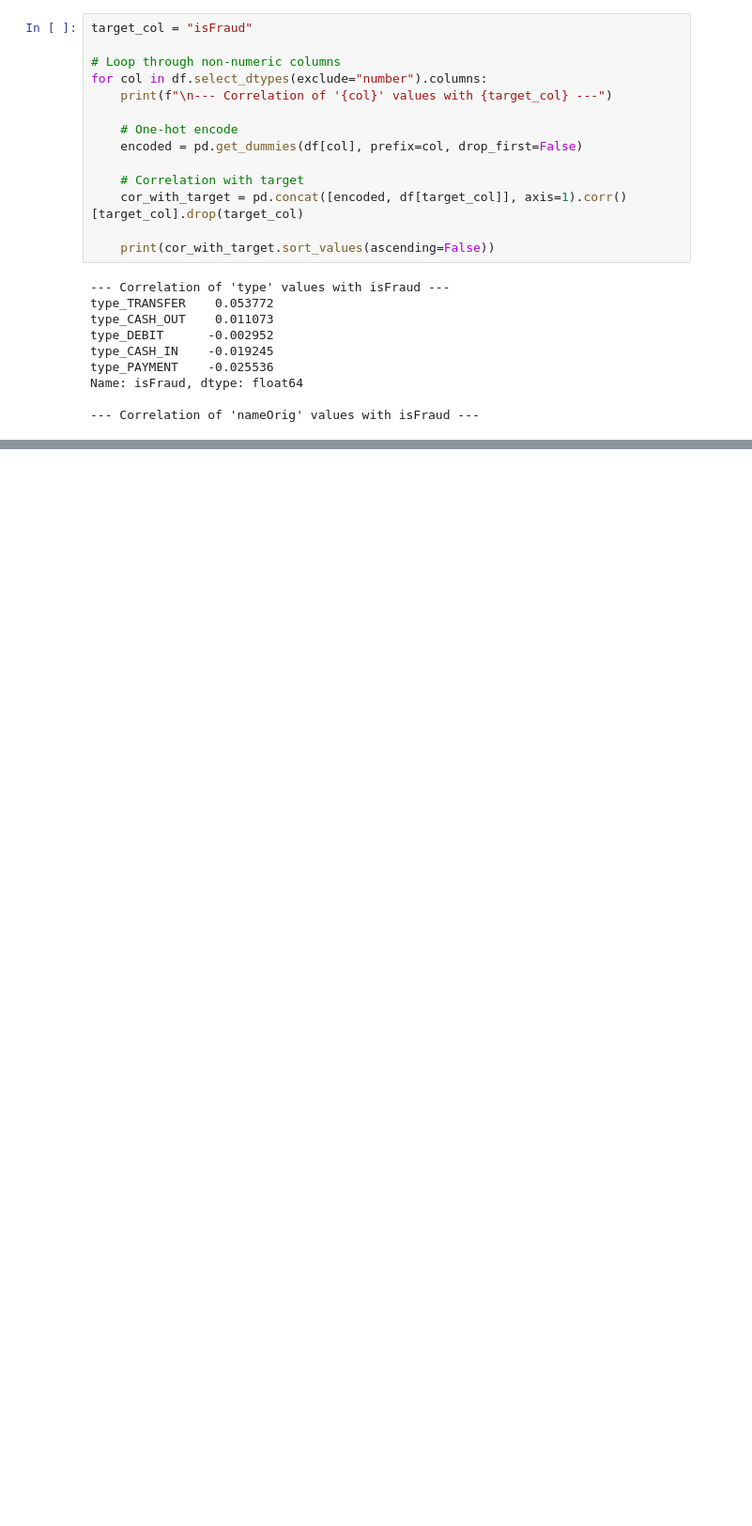
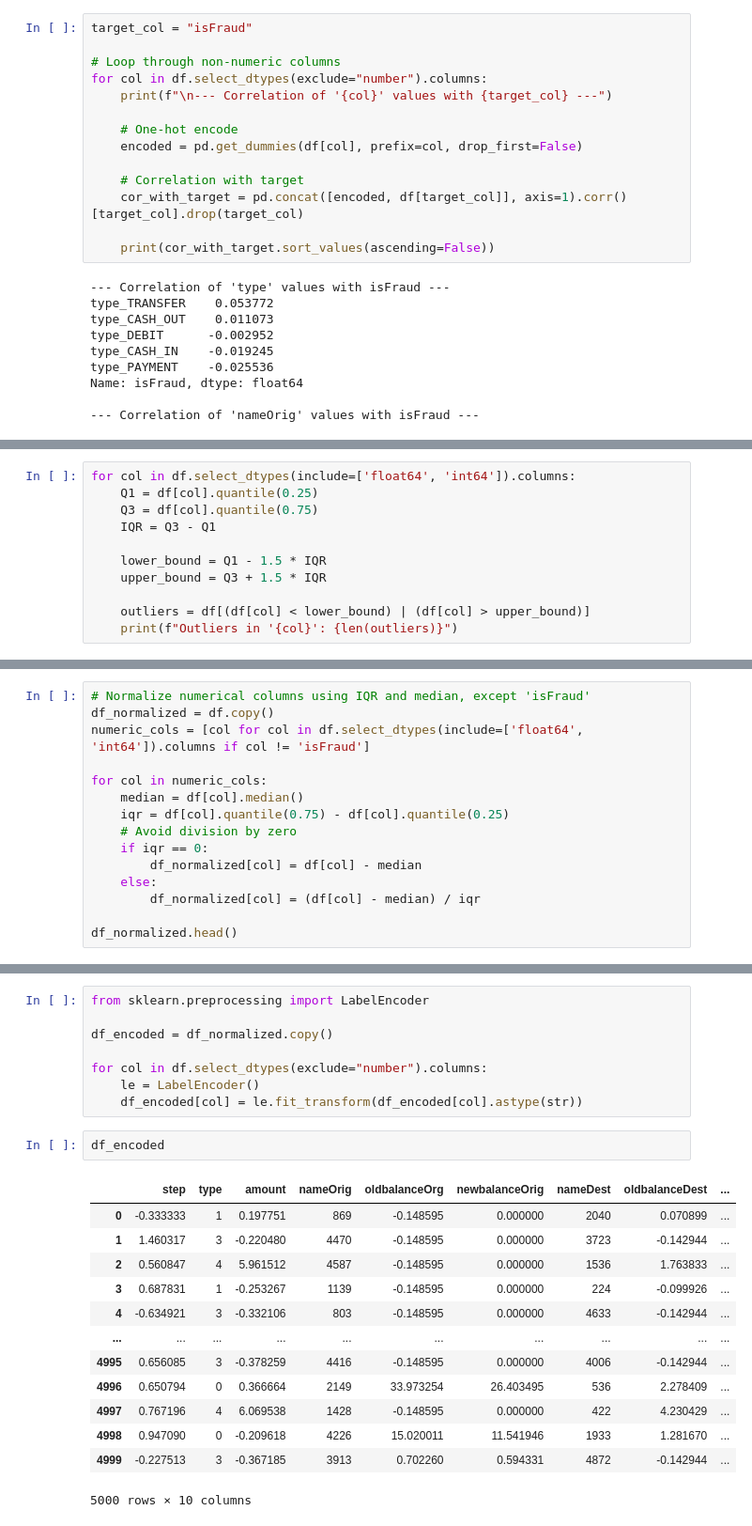
Before and after one commit to wareefAlyousef/Audit-Assistant, a Jupyter notebook: transaction.ipynb, the cells around one changed output, grey strips where cells are left out. Shown: that part at 94% size. Saved outputs shown, nothing was run; the diff lists cells and outputs as text; blank space fills up the shorter version.

```diff
--- a/transaction.ipynb
+++ b/transaction.ipynb
@@ -163,3 +163,14 @@ df.head()
 | 2 | 355 | TRANSFER | 1250291.27 | C826232127 | 0.0 | 0.0 | C1878065792 | 1946249.85 | ... |
 | 3 | 379 | CASH_OUT | 28417.85 | C1420196705 | 0.0 | 0.0 | C112087340 | 43908.57 | ... |
 | 4 | 129 | PAYMENT | 12917.44 | C1295908486 | 0.0 | 0.0 | M616054252 | 0.00 | ... |
+# %%
+for col in df.select_dtypes(include=['float64', 'int64']).columns:
+    Q1 = df[col].quantile(0.25)
+    Q3 = df[col].quantile(0.75)
+    IQR = Q3 - Q1
+
+    lower_bound = Q1 - 1.5 * IQR
+    upper_bound = Q3 + 1.5 * IQR
+
+    outliers = df[(df[col] < lower_bound) | (df[col] > upper_bound)]
+    print(f"Outliers in '{col}': {len(outliers)}")
@@ -165,0 +185,15 @@ df.head()
+# %%
+# Normalize numerical columns using IQR and median, except 'isFraud'
+df_normalized = df.copy()
+numeric_cols = [col for col in df.select_dtypes(include=['float64', 'int64']).columns if col != 'isFraud']
+
+for col in numeric_cols:
+    median = df[col].median()
+    iqr = df[col].quantile(0.75) - df[col].quantile(0.25)
+    # Avoid division by zero
+    if iqr == 0:
+        df_normalized[col] = df[col] - median
+    else:
+        df_normalized[col] = (df[col] - median) / iqr
+
+df_normalized.head()
@@ -165,0 +207,24 @@ df.head()
+# %%
+from sklearn.preprocessing import LabelEncoder
+
+df_encoded = df_normalized.copy()
+
+for col in df.select_dtypes(exclude="number").columns:
+    le = LabelEncoder()
+    df_encoded[col] = le.fit_transform(df_encoded[col].astype(str))
+# %%
+df_encoded
+# %% [output]
+|  | step | type | amount | nameOrig | oldbalanceOrg | newbalanceOrig | nameDest | oldbalanceDest | ... |
+| 0 | -0.333333 | 1 | 0.197751 | 869 | -0.148595 | 0.000000 | 2040 | 0.070899 | ... |
+| 1 | 1.460317 | 3 | -0.220480 | 4470 | -0.148595 | 0.000000 | 3723 | -0.142944 | ... |
+| 2 | 0.560847 | 4 | 5.961512 | 4587 | -0.148595 | 0.000000 | 1536 | 1.763833 | ... |
+| 3 | 0.687831 | 1 | -0.253267 | 1139 | -0.148595 | 0.000000 | 224 | -0.099926 | ... |
+| 4 | -0.634921 | 3 | -0.332106 | 803 | -0.148595 | 0.000000 | 4633 | -0.142944 | ... |
+| ... | ... | ... | ... | ... | ... | ... | ... | ... | ... |
+| 4995 | 0.656085 | 3 | -0.378259 | 4416 | -0.148595 | 0.000000 | 4006 | -0.142944 | ... |
+| 4996 | 0.650794 | 0 | 0.366664 | 2149 | 33.973254 | 26.403495 | 536 | 2.278409 | ... |
+| 4997 | 0.767196 | 4 | 6.069538 | 1428 | -0.148595 | 0.000000 | 422 | 4.230429 | ... |
+| 4998 | 0.947090 | 0 | -0.209618 | 4226 | 15.020011 | 11.541946 | 1933 | 1.281670 | ... |
+| 4999 | -0.227513 | 3 | -0.367185 | 3913 | 0.702260 | 0.594331 | 4872 | -0.142944 | ... |
+5000 rows × 10 columns
```
Also changed, not shown: parts of 2 cells of this notebook.
